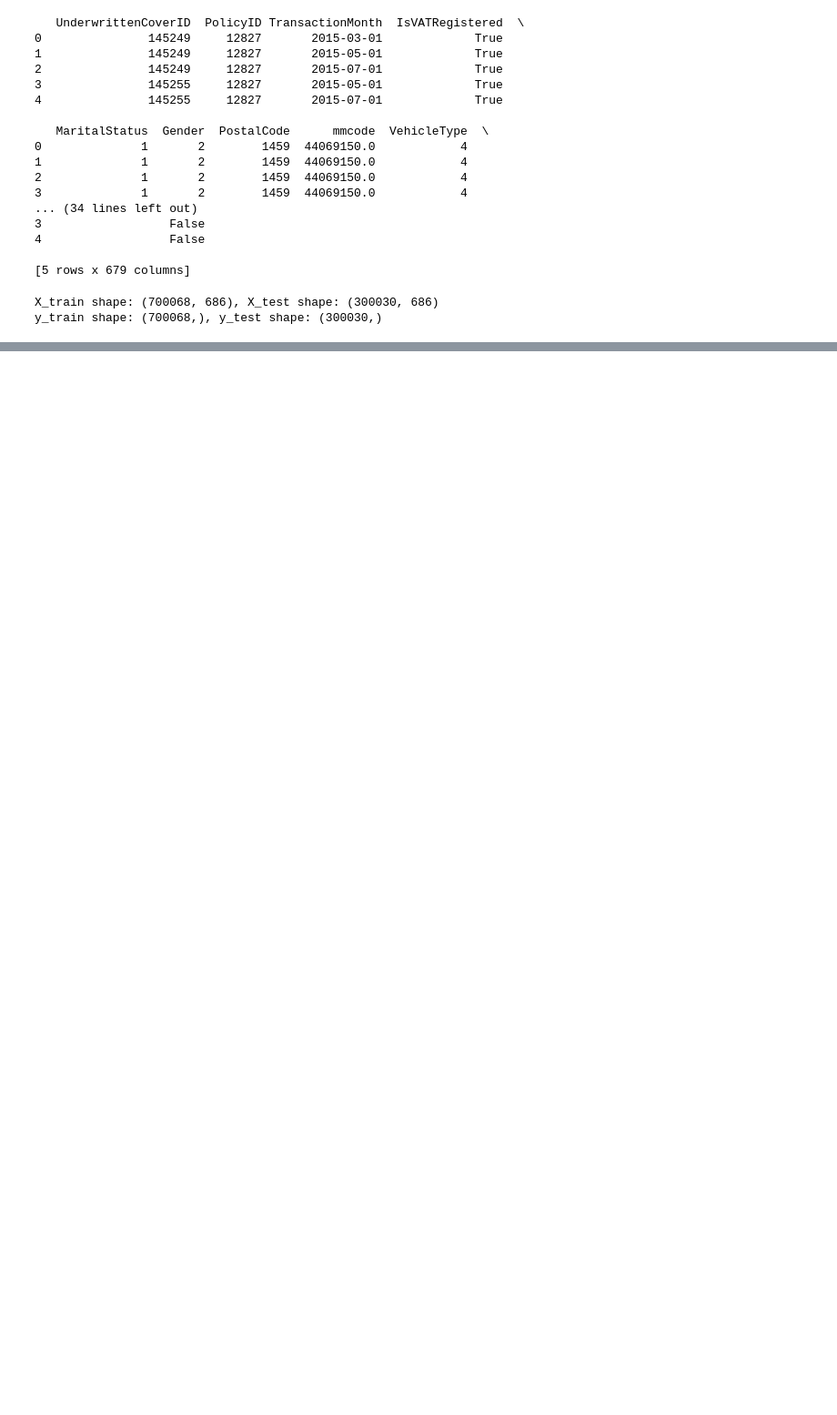
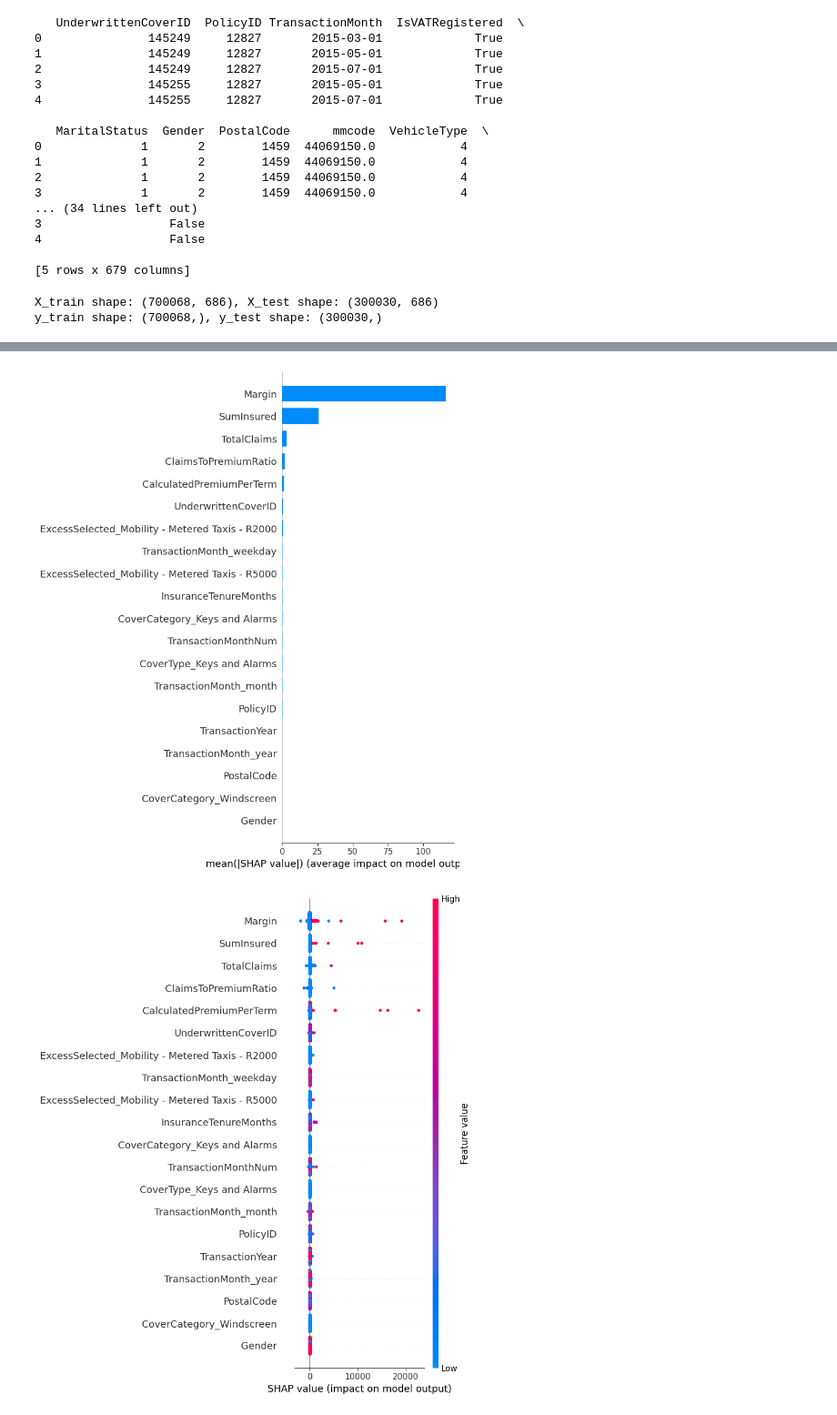
Before and after one commit to NaimaT15/Insurance-Analysis, a Jupyter notebook: notebooks/insurance_anlysis.ipynb, the cells around one changed output, grey strips where cells are left out. Shown at 91% size. Cells and saved outputs as stored; diff of their text form; code cells hidden in the pictures; blank space fills up the shorter version.

```diff
--- a/notebooks/insurance_anlysis.ipynb
+++ b/notebooks/insurance_anlysis.ipynb
@@ -477,0 +501,6 @@ XGBoost MSE: 8569.91547914362, R^2: 0.8384109481045976
+# %%
+from insurance_analysis import explain_with_shap
+shap_values = explain_with_shap(forest_model, X_train, X_test)
+# %% [output]
+[figure, added]
+[figure, added]
```
Also changed, not shown: parts of 5 cells of this notebook, 1 other file.
